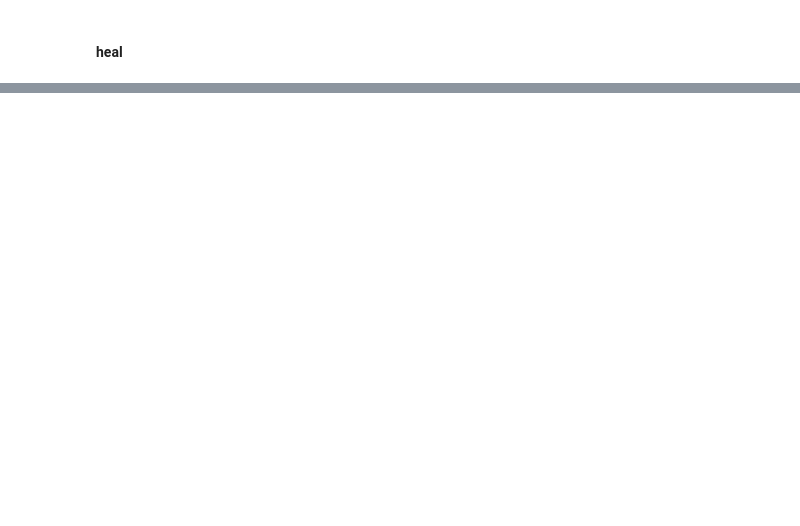
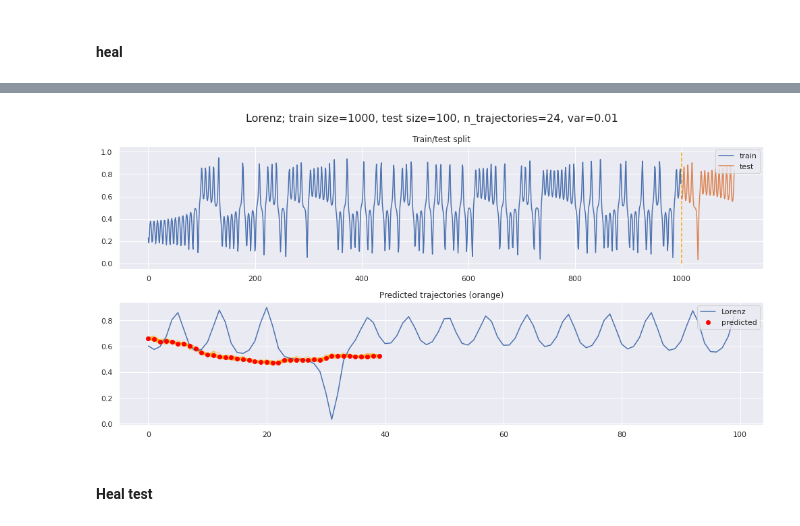
Before and after one commit to thxi/hse_chaotic_ts, a Jupyter notebook: Lorenz GPU.ipynb, the cells around one changed output, grey strips where cells are left out. Cells and saved outputs as stored; diff of their text form; code cells hidden in the pictures; blank space fills up the shorter version.

Commit message:
heal draft

```diff
--- a/Lorenz GPU.ipynb
+++ b/Lorenz GPU.ipynb
@@ -508,0 +559,11 @@ plt.ylim(0, n_trajectories);
+# %%
+X_pred = torch.from_numpy(X_pred).to('cuda')
+# %%
+X_traj_pred = tsp.heal(
+    X_start, h_max,
+    eps=eps,
+    n_trajectories=n_trajectories,
+    noise_amp=noise_amp,
+    X_pred=X_pred,
+    random_seed=1
+)
@@ -508,0 +573,27 @@ plt.ylim(0, n_trajectories);
+# %%
+X_traj_pred = X_traj_pred.cpu().numpy()
+# %%
+unified_result = tsp.predict_unified(
+    X_traj_pred,
+    method='cluster',
+    dbs_min_trajectories=dbs_min_trajectories,
+    dbs_eps=dbs_eps,
+    dbs_min_samples=dbs_min_samples,
+)
+X_pred = unified_result['X_pred']
+
+non_pred = np.isnan(X_pred).astype(int)
+rmse = (X_pred - X_test_cpu)**2
+
+gc.collect()
+torch.cuda.empty_cache()
+# %%
+plot_trajectories(
+    'Lorenz', X_train.cpu().numpy(), X_test.cpu().numpy(), # plotting since X_start
+    noise_amp, n_trajectories,
+    X_traj_pred, X_pred#, filename=f'Lorenz_cluster_{fold}_{noise_amp:.2f}.png'
+)
+# %% [output]
+[figure, added]
+# %% [markdown]
+#### Heal test
```
Also changed, not shown: parts of 30 cells of this notebook, 3 other files.
